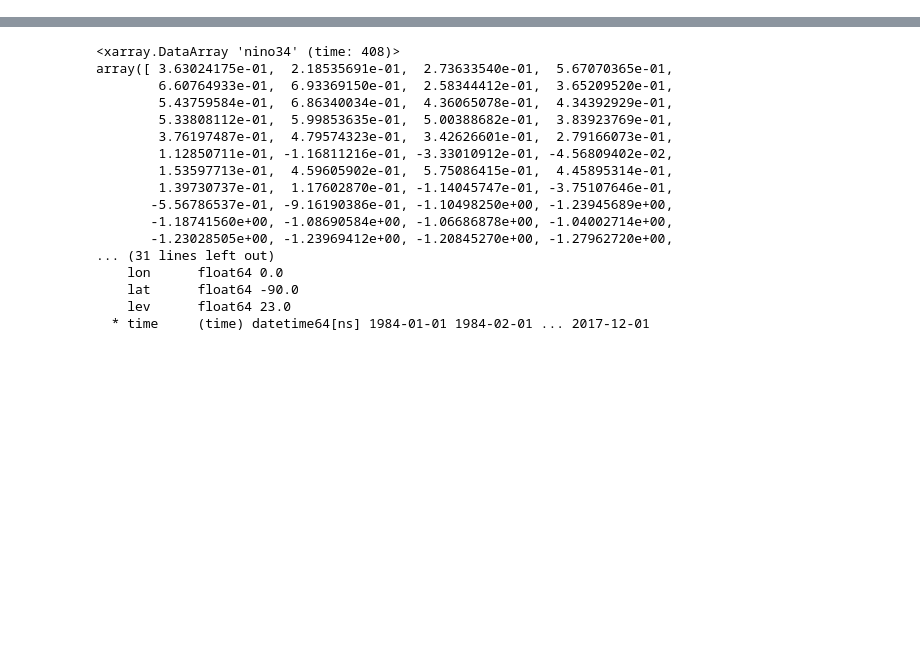
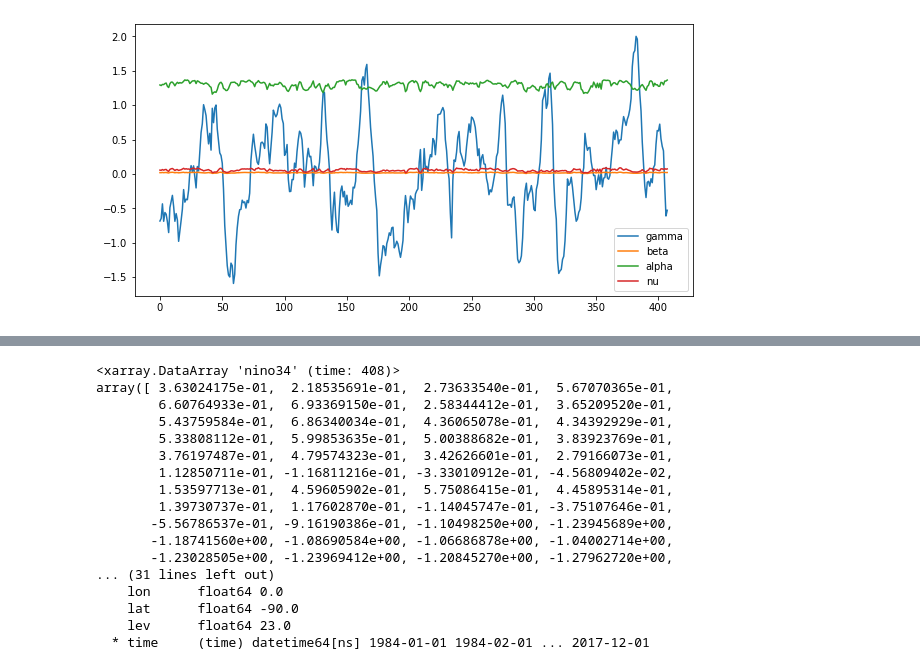
Before and after one commit to WillyChap/NonLIMear, a Jupyter notebook: Verify.ipynb, the cells around one changed output, grey strips where cells are left out. Drawn from its saved outputs; the diff is of its cells as text; code cells hidden in the pictures; blank space fills up the shorter version.

```diff
--- a/Verify.ipynb
+++ b/Verify.ipynb
@@ -31,0 +192,11 @@ import scipy
+# %%
+gamma,nu,alpha,beta
+plt.figure(figsize=(10,5))
+plt.plot(gamma,label='gamma')
+plt.plot(np.sqrt(beta),label='beta')
+plt.plot(np.sqrt(alpha),label='alpha')
+plt.plot(np.sqrt(nu),label='nu')
+plt.legend()
+plt.show()
+# %% [output]
+[figure, added]
```
Also changed, not shown: parts of 9 cells of this notebook, 5 other files.
